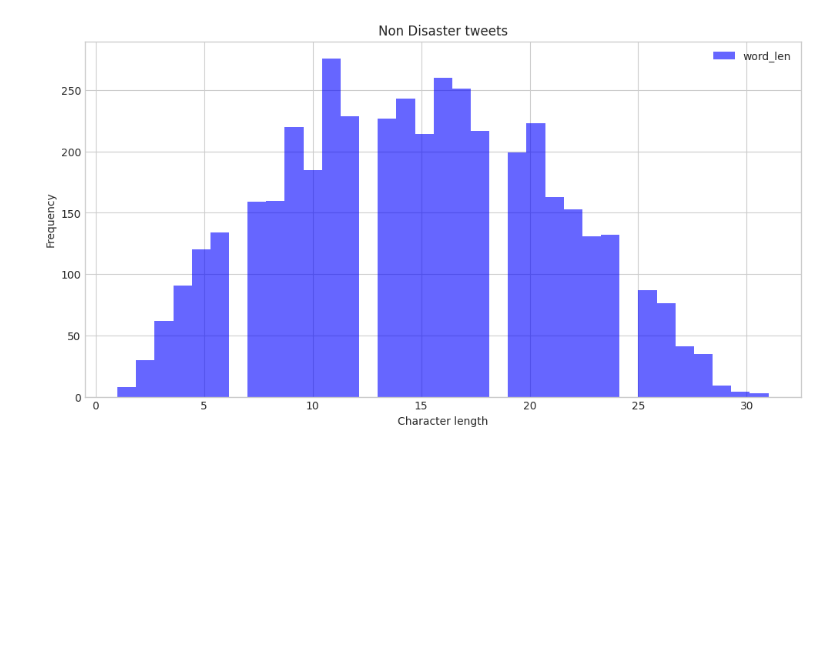
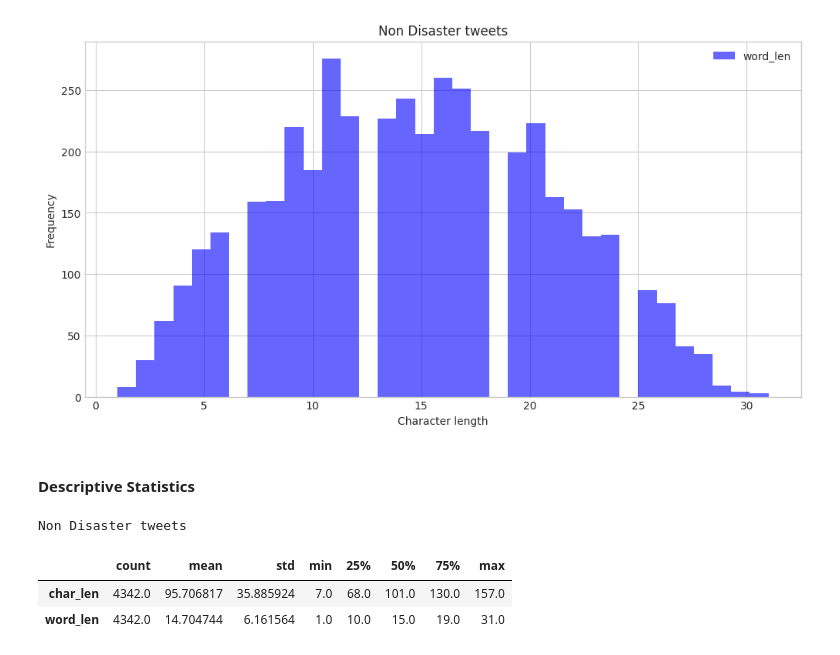
Before and after one commit to dibkb/mnist, a Jupyter notebook: disaster-tweets.ipynb, the cells around one changed output. Cells and saved outputs as stored; diff of their text form; code cells hidden in the pictures; blank space fills up the shorter version.

Commit message:
Kaggle Notebook | Disaster tweets | Version 4

```diff
--- a/disaster-tweets.ipynb
+++ b/disaster-tweets.ipynb
@@ -163,3 +163,5 @@ plt.title("Non Disaster tweets")
 # %% [output]
 Text(0.5, 1.0, 'Non Disaster tweets')
 [figure]
+# %% [markdown]
+#### Descriptive Statistics
@@ -165,0 +171,8 @@ Text(0.5, 1.0, 'Non Disaster tweets')
+# %%
+print("Non Disaster tweets \n")
+train_df[['char_len', 'word_len']][train_df.target==0].describe().T
+# %% [output]
+Non Disaster tweets
+|  | count | mean | std | min | 25% | 50% | 75% | max |
+| char_len | 4342.0 | 95.706817 | 35.885924 | 7.0 | 68.0 | 101.0 | 130.0 | 157.0 |
+| word_len | 4342.0 | 14.704744 | 6.161564 | 1.0 | 10.0 | 15.0 | 19.0 | 31.0 |
```
Also changed, not shown: parts of 2 cells of this notebook.
